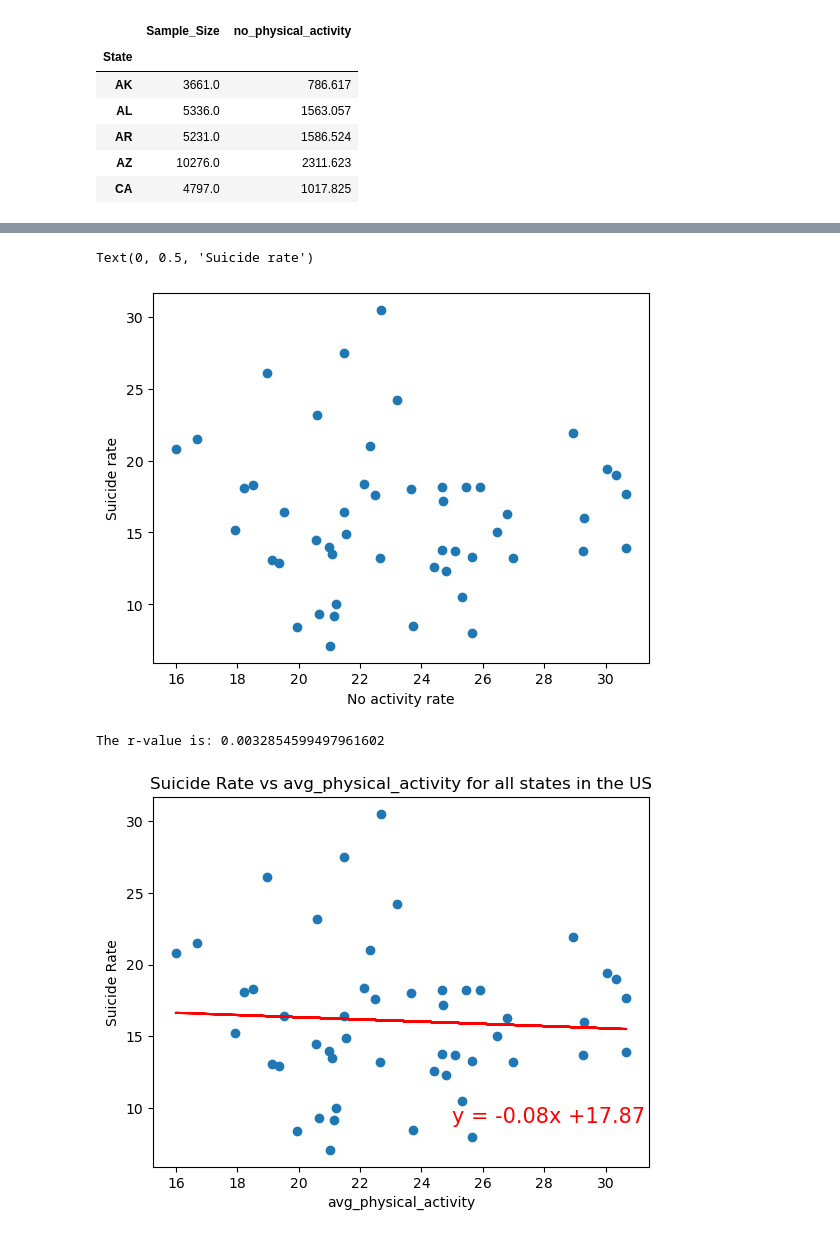
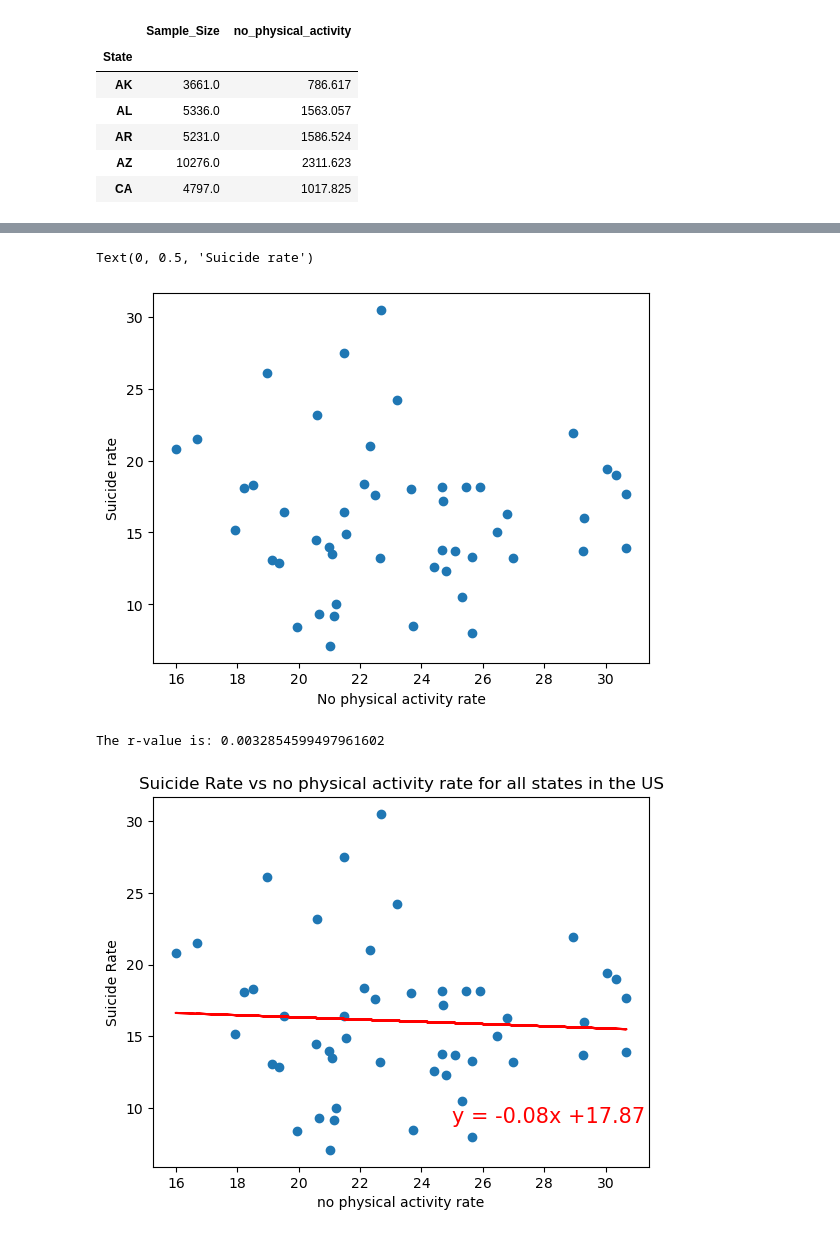
Before and after one commit to soobin83/Project1-Group2, a Jupyter notebook: project/Suicide/Soo.ipynb, the cells around one changed output, grey strips where cells are left out. Cells and saved outputs as stored; diff of their text form; code cells hidden in the pictures.

```diff
--- a/project/Suicide/Soo.ipynb
+++ b/project/Suicide/Soo.ipynb
@@ -127,7 +129,7 @@ total_people_2020.head()
 # %%
 avg_no_physical_activity_2020 = total_people_2020["no_physical_activity"] / total_people_2020["Sample_Size"] * 100
 
-total_people_2020["avg_physical_activity"] = avg_no_physical_activity_2020
+total_people_2020["no physical activity rate"] = avg_no_physical_activity_2020
 
 total_people_2020.head()
 # %% [output]
@@ -187,45 +189,46 @@ merged_suicide_activity_2020_df
 # %%
 # Generate a scatter plot
 suicide_rate = merged_suicide_activity_2020_df["Suicide Rate"]
-no_activity_rate = merged_suicide_activity_2020_df["avg_physical_activity"]
-plt.scatter(no_activity_rate, suicide_rate)
-plt.xlabel('No activity rate')
+no_physical_activity_rate = merged_suicide_activity_2020_df["no physical activity rate"]
+plt.scatter(no_physical_activity_rate, suicide_rate)
+plt.xlabel('No physical activity rate')
 plt.ylabel('Suicide rate')
 # %% [output]
 Text(0, 0.5, 'Suicide rate')
-[figure, old version]
+[figure, new version]
 # %%
+# Linear regression
 def linear_regression(df, x_col_name, y_col_name, coord):
 
     # Define a function to create Linear Regression plots
     x_values = df[x_col_name]
     y_values = df[y_col_name]
 
     (slope, intercept, rvalue, pvalue, stderr) = linregress(x_values, y_values)
 
     # Get regression values
     regress_values = x_values * slope + intercept
 
     line_eq = "y = " + str(round(slope,2)) + "x +" + str(round(intercept,2))
 
     plt.scatter(x_values,y_values)
     plt.plot(x_values,regress_values,"r-")
 
     # Label plot and annotate the line equation
     plt.xlabel(x_col_name)
     plt.ylabel(y_col_name)
     plt.title(f"{y_col_name} vs {x_col_name} for all states in the US")
     plt.annotate(line_eq, coord, fontsize=15,color="red")
 
     # Print r value
     print(f"The r-value is: {rvalue**2}")
 
     # Show plot
     plt.show()
 
-# Linear regression
-# Perform a linear regression on suicide rate vs no activity rate
-linear_regression(merged_suicide_activity_2020_df , "avg_physical_activity", "Suicide Rate", (25,9))
+
+# Perform a linear regression on suicide rate vs no activity rate for year 2020
+linear_regression(merged_suicide_activity_2020_df , "no physical activity rate", "Suicide Rate", (25,9))
 # %% [output]
 The r-value is: 0.0032854599497961602
-[figure, old version]
+[figure, new version]
```
Also changed, not shown: parts of 24 cells of this notebook.
